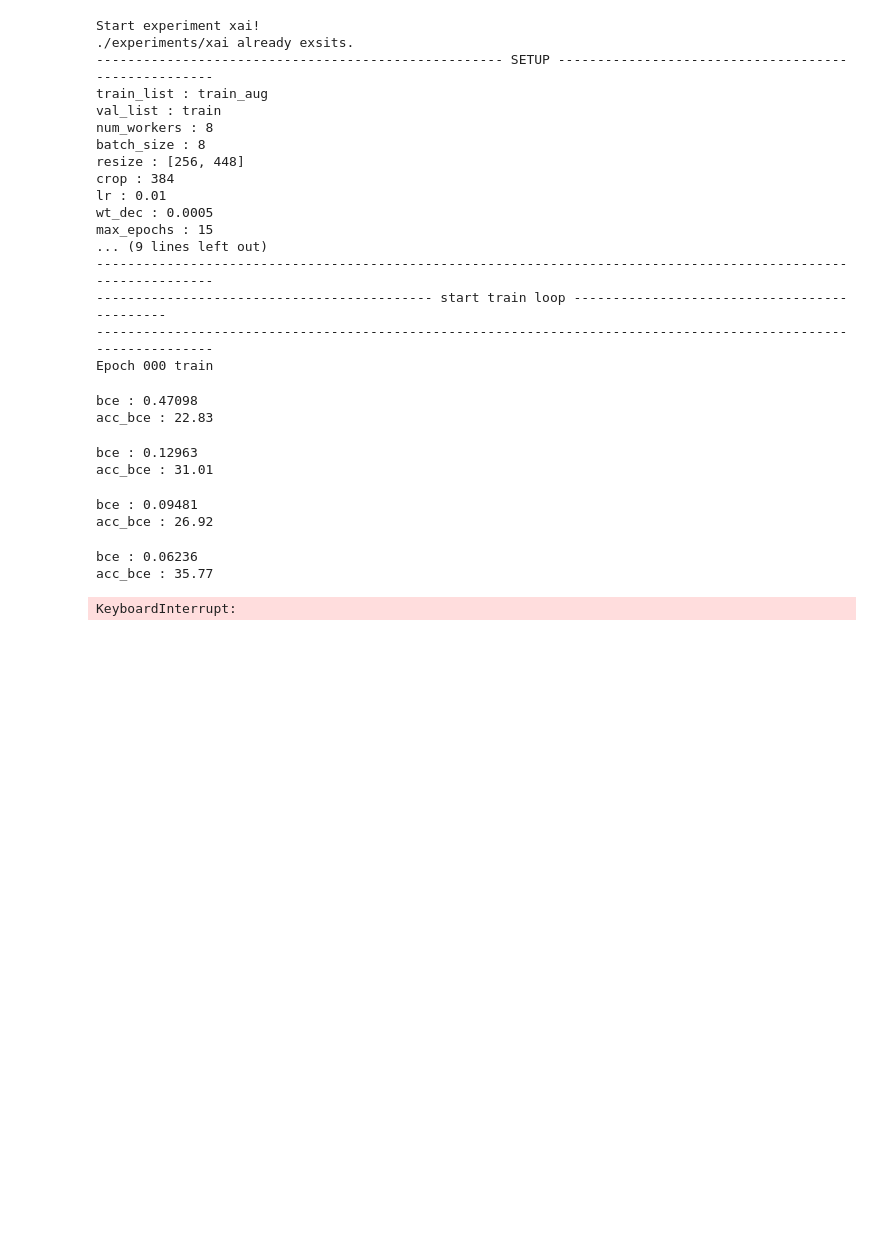
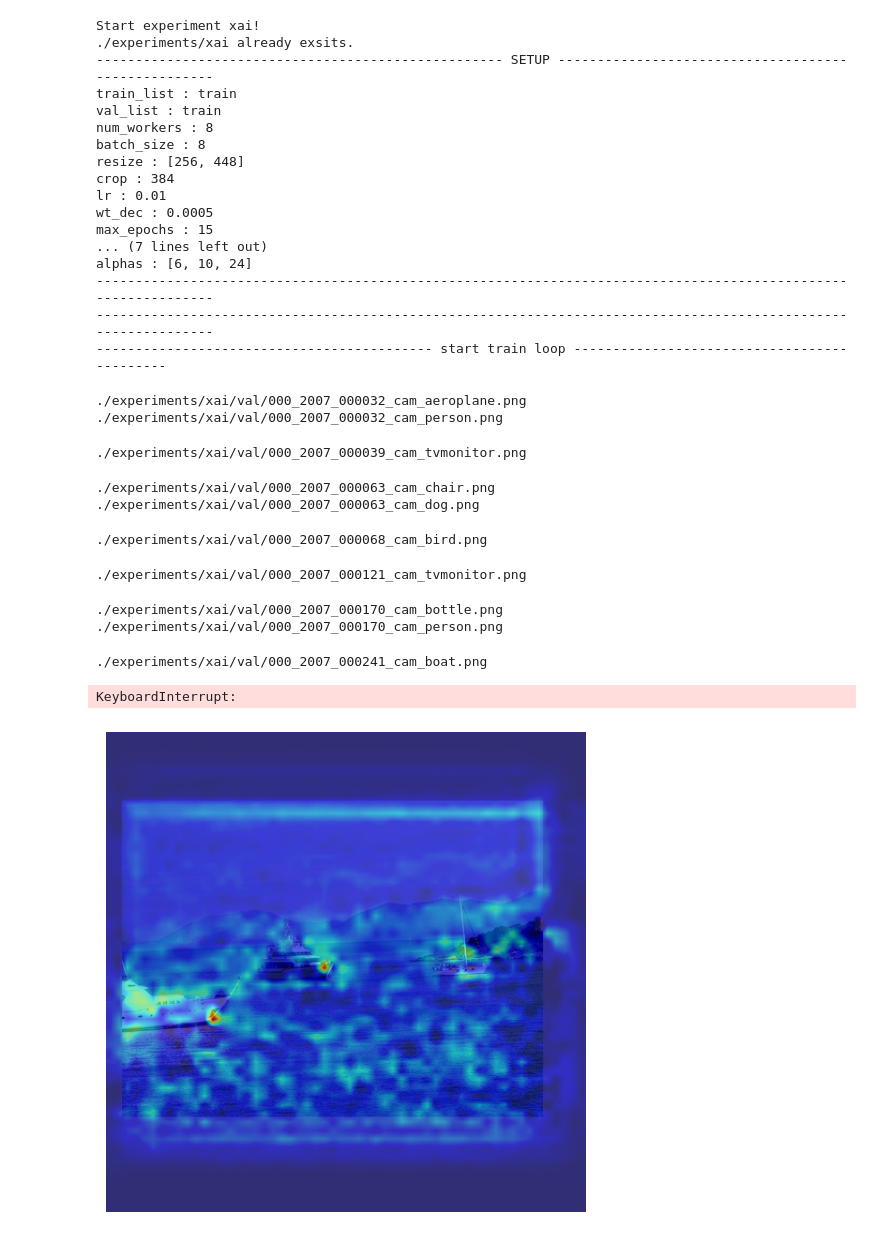
Before and after one commit to yoon307/XAI_CAMs, a Jupyter notebook: main.ipynb, the cells around one changed output. Cells and saved outputs as stored; diff of their text form; code cells hidden in the pictures; blank space fills up the shorter version.

```diff
--- a/main.ipynb
+++ b/main.ipynb
@@ -61,7 +62,7 @@ parser.add_argument("--seed", default=4242, type=int)
 parser.add_argument("--vis", action='store_true')
 parser.add_argument("--dict", action='store_true')
 parser.add_argument("--crf", action='store_true')
-parser.add_argument("--print_freq", default=10, type=int)
+parser.add_argument("--print_freq", default=100, type=int)
 parser.add_argument("--alphas", default=[6,10,24], nargs='+', type=int)
 
 
@@ -89,6 +90,9 @@ print('-'*111)
 
 train_dataset = utils.build_dataset(phase='train', path='voc12/'+args.train_list+'.txt', resize=args.resize, crop=args.crop)
 train_data_loader = DataLoader(train_dataset, batch_size=args.batch_size, shuffle=True, num_workers=0, pin_memory=True, drop_last=True)
+
+val_dataset = utils.build_dataset(phase='train', path='voc12/'+args.val_list+'.txt')
+val_data_loader = DataLoader(val_dataset, shuffle=False, num_workers=0, pin_memory=True)
 
 train_num_img = len(train_dataset)
 train_num_batch = len(train_data_loader)
@@ -106,43 +110,51 @@ max_miou = 0
 max_thres = 0
 max_list = []
 
 for epo in range(args.max_epochs):
 
     # Train
     print('-'*111)
     print('Epoch ' + str(epo).zfill(3) + ' train')
     model.set_phase('train')
     for iter, pack in enumerate(tqdm(train_data_loader)):
         model.unpack(pack)
         model.update(epo)
         if iter%args.print_freq==0 and iter!=0:
             model.print_log(epo, iter/train_num_batch, logger)
             logger.info('-')
     model.save_model(epo, ckpt_path)
+    model.set_phase('eval')
+
+    for iter, pack in enumerate(tqdm(val_data_loader)):
+        model.unpack(pack)
+        model.infer(epo, val_path, dict_path, crf_path, vis=iter<50, dict=True, crf=False)
 # %% [output]
 Start experiment xai!
 ./experiments/xai already exsits.
 ---------------------------------------------------- SETUP ----------------------------------------------------
-train_list : train_aug
+train_list : train
 val_list : train
 num_workers : 8
 batch_size : 8
 resize : [256, 448]
 crop : 384
 lr : 0.01
 wt_dec : 0.0005
 max_epochs : 15
-... (9 lines left out)
+... (7 lines left out)
+alphas : [6, 10, 24]
+---------------------------------------------------------------------------------------------------------------
 ---------------------------------------------------------------------------------------------------------------
 ------------------------------------------- start train loop --------------------------------------------
----------------------------------------------------------------------------------------------------------------
-Epoch 000 train
-bce : 0.47098
-acc_bce : 22.83
+./experiments/xai/val/000_2007_000032_cam_aeroplane.png
+./experiments/xai/val/000_2007_000032_cam_person.png
-bce : 0.12963
-acc_bce : 31.01
+./experiments/xai/val/000_2007_000039_cam_tvmonitor.png
-bce : 0.09481
-acc_bce : 26.92
+./experiments/xai/val/000_2007_000063_cam_chair.png
+./experiments/xai/val/000_2007_000063_cam_dog.png
-bce : 0.06236
-acc_bce : 35.77
+./experiments/xai/val/000_2007_000068_cam_bird.png
-KeyboardInterrupt:
+./experiments/xai/val/000_2007_000121_cam_tvmonitor.png
+./experiments/xai/val/000_2007_000170_cam_bottle.png
+./experiments/xai/val/000_2007_000170_cam_person.png
+./experiments/xai/val/000_2007_000241_cam_boat.png
+KeyboardInterrupt:
+[figure, added]
```
Also changed, not shown: parts of 2 cells of this notebook, 2 other files.
